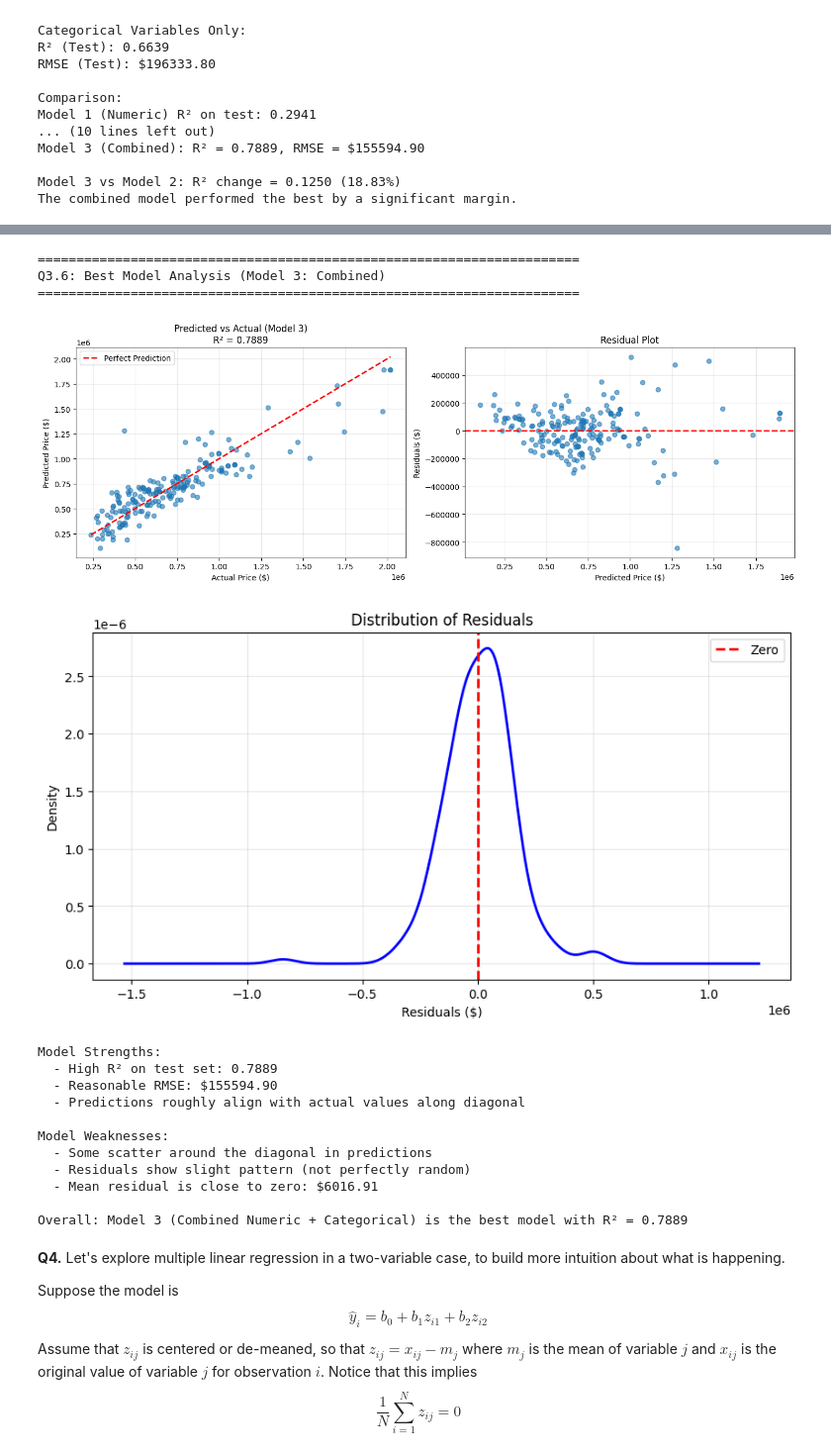
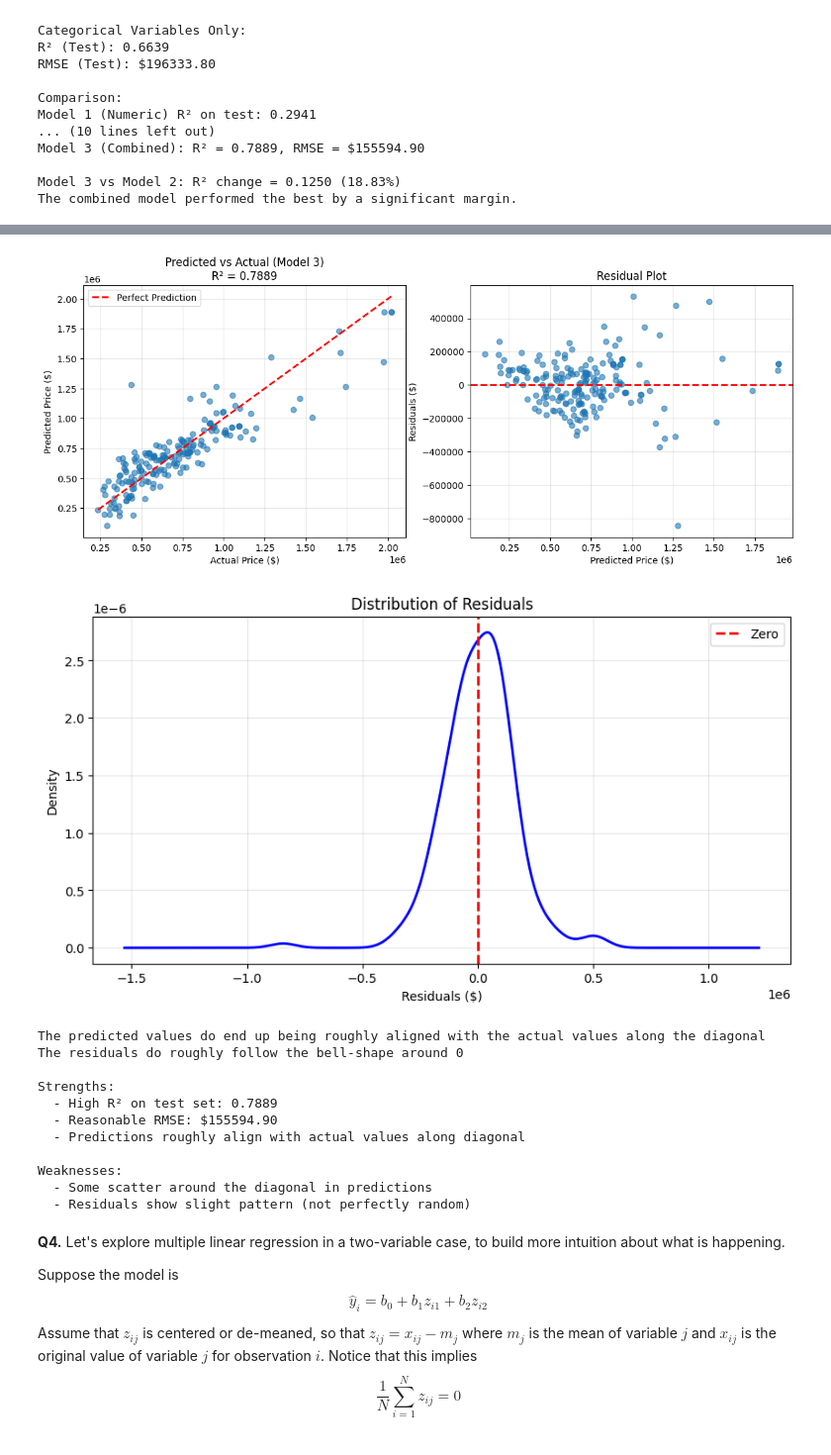
Before and after one commit to aaronmpark/linear_models, a Jupyter notebook: assignment/assignment.ipynb, the cells around one changed output, grey strips where cells are left out. Shown at 99% size. Drawn from its saved outputs; the diff is of its cells as text; code cells hidden in the pictures.

```diff
--- a/assignment/assignment.ipynb
+++ b/assignment/assignment.ipynb
@@ -733,14 +671,10 @@ Combined model is still better by 0.4560 R² points
 # %%
-# Q3.6 - Best Model Analysis
+# Q6
 
-print("\n" + "=" * 70)
-print("Q3.6: Best Model Analysis (Model 3: Combined)")
-print("=" * 70)
-
-# Use Model 3 (Combined) as the best model
+# Use Model 3 (combined data)
 fig, axes = plt.subplots(1, 2, figsize=(14, 5))
 
-# Plot 1: Predicted vs Actual
+# Plot the Predicted vs Actual values
 axes[0].scatter(y_test_combined, y_pred_combined_test, alpha=0.6)
 axes[0].plot([y_test_combined.min(), y_test_combined.max()],
              [y_test_combined.min(), y_test_combined.max()],
@@ -751,60 +685,54 @@ axes[0].set_title(f'Predicted vs Actual (Model 3)\nR² = {r2_combined_test:.4f}'
 axes[0].legend()
 axes[0].grid(True, alpha=0.3)
 
-# Plot 2: Residuals
+# Plot the residuals
 residuals = y_test_combined - y_pred_combined_test
 axes[1].scatter(y_pred_combined_test, residuals, alpha=0.6)
 axes[1].axhline(y=0, color='r', linestyle='--', lw=2)
 axes[1].set_xlabel('Predicted Price ($)')
 axes[1].set_ylabel('Residuals ($)')
 axes[1].set_title('Residual Plot')
 axes[1].grid(True, alpha=0.3)
 
-plt.tight_layout()
 plt.show()
 
 # Residual distribution
 fig, ax = plt.subplots(figsize=(10, 5))
 pd.Series(residuals).plot.density(ax=ax, linewidth=2, color='blue')
 ax.set_xlabel('Residuals ($)')
 ax.set_ylabel('Density')
 ax.set_title('Distribution of Residuals')
 ax.axvline(x=0, color='r', linestyle='--', lw=2, label='Zero')
 ax.grid(True, alpha=0.3)
 ax.legend()
 plt.show()
 
-print("\nModel Strengths:")
+
+print("The predicted values do end up being roughly aligned with the actual values along the diagonal")
+print("The residuals do roughly follow the bell-shape around 0")
+
+print("\nStrengths:")
 print(f"  - High R² on test set: {r2_combined_test:.4f}")
 print(f"  - Reasonable RMSE: ${rmse_combined_test:.2f}")
 print(f"  - Predictions roughly align with actual values along diagonal")
 
-print("\nModel Weaknesses:")
+print("\nWeaknesses:")
 print(f"  - Some scatter around the diagonal in predictions")
 print(f"  - Residuals show slight pattern (not perfectly random)")
-if residuals.mean() > 10000:
-    print(f"  - Mean residual is non-zero: ${residuals.mean():.2f} (model slightly biased)")
-else:
-    print(f"  - Mean residual is close to zero: ${residuals.mean():.2f}")
-
-print(f"\nOverall: Model 3 (Combined Numeric + Categorical) is the best model with R² = {r2_combined_test:.4f}")
 # %% [output]
-======================================================================
-Q3.6: Best Model Analysis (Model 3: Combined)
-======================================================================
-[figure, old version]
+[figure, new version]
 [figure]
-Model Strengths:
-  - High R² on test set: 0.7889
-  - Reasonable RMSE: $155594.90
-  - Predictions roughly align with actual values along diagonal
-
-Model Weaknesses:
-  - Some scatter around the diagonal in predictions
-  - Residuals show slight pattern (not perfectly random)
-  - Mean residual is close to zero: $6016.91
-
-Overall: Model 3 (Combined Numeric + Categorical) is the best model with R² = 0.7889
+The predicted values do end up being roughly aligned with the actual values along the diagonal
+The residuals do roughly follow the bell-shape around 0
+
+Strengths:
+  - High R² on test set: 0.7889
+  - Reasonable RMSE: $155594.90
+  - Predictions roughly align with actual values along diagonal
+
+Weaknesses:
+  - Some scatter around the diagonal in predictions
+  - Residuals show slight pattern (not perfectly random)
 # %% [markdown]
 **Q4.** Let's explore multiple linear regression in a two-variable case, to build more intuition about what is happening.
 
```
Also changed, not shown: parts of 4 cells of this notebook.
